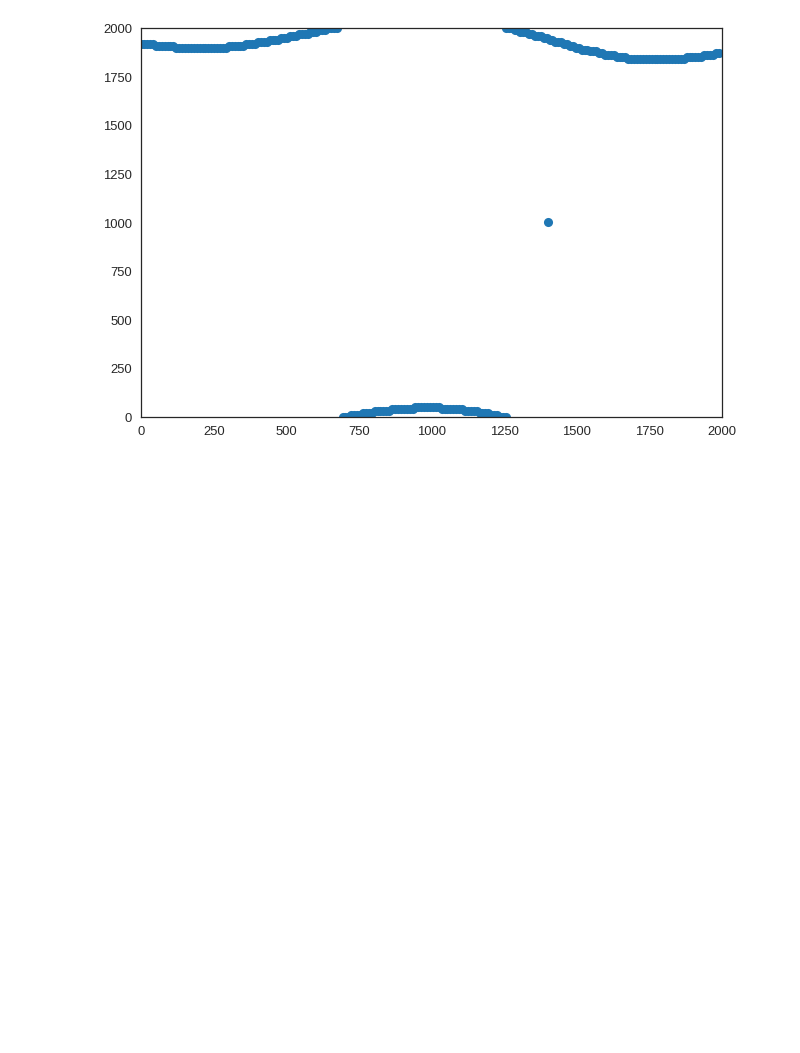
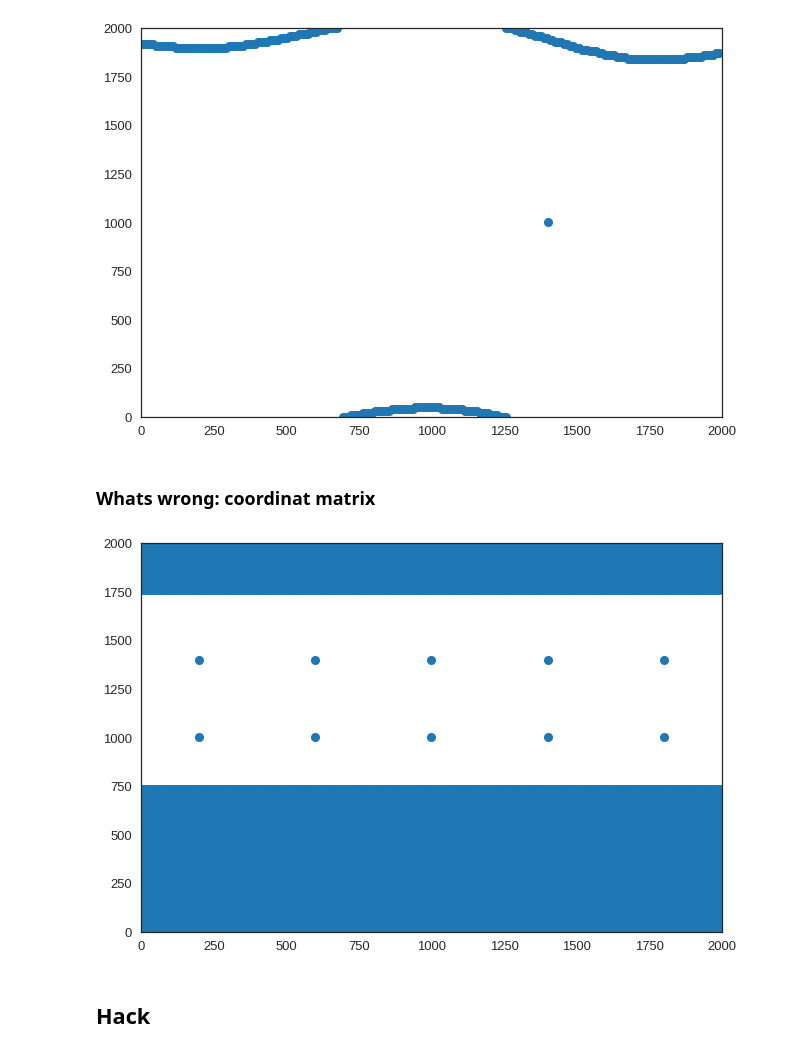
Before and after one commit to TrellixVulnTeam/gempy-notebooks_Q97W, a Jupyter notebook: server-gempy/geo-model-v4.ipynb, the cells around one changed output. Saved outputs shown, nothing was run; the diff lists cells and outputs as text; code cells hidden in the pictures; blank space fills up the shorter version.

```diff
--- a/server-gempy/geo-model-v4.ipynb
+++ b/server-gempy/geo-model-v4.ipynb
@@ -308,15 +327,15 @@ level = geo_model.solutions.scalar_field_at_surface_points[0]
 section_scalar_field_values_reshaped = section_scalar_field_values[0,:].reshape(section_shape).T
 
 # find values bigger then level value x
-biger_level_0 = section_scalar_field_values_reshaped > level[0]
+bigger_level_0 = section_scalar_field_values_reshaped > level[0]
 
 # use matrix shifting along x0axis to find top-surface
-biger_level_0_0 = biger_level_0[1:,:]
-biger_level_0_1 = biger_level_0[:-1,:]
-biger_level_0_i = biger_level_0_0 ^ biger_level_0_1
+bigger_level_0_0 = bigger_level_0[1:,:]
+bigger_level_0_1 = bigger_level_0[:-1,:]
+bigger_level_0_i = bigger_level_0_0 ^ bigger_level_0_1
 
 # plot
-plt.imshow(biger_level_0_i[::-1,:])
+plt.imshow(bigger_level_0_i[::-1,:])
 plt.show()
 # %% [output]
 [figure]
@@ -345,3 +364,25 @@ ax.set_ylim(0,2000)
 plt.show()
 # %% [output]
 [figure]
+# %% [markdown]
+### Whats wrong: coordinat matrix
+# %%
+X = np.ones((bigger_level_0_1.shape)) == 1
+X[:100,:] = False
+
+section_xvals_surface = section_xvals[:-1,:][X]
+section_yvals_surface = section_yvals[:-1,:][X]
+section_zvals_surface = section_zvals[:-1,:][X]
+
+fig = plt.figure()
+ax = fig.add_subplot(1,1,1)
+
+ax.plot(section_yvals_surface, section_zvals_surface, 'o')
+ax.set_xlim(0,2000)
+ax.set_ylim(0,2000)
+
+plt.show()
+# %% [output]
+[figure, added]
+# %% [markdown]
+## Hack
```
Also changed, not shown: parts of 9 cells of this notebook.
